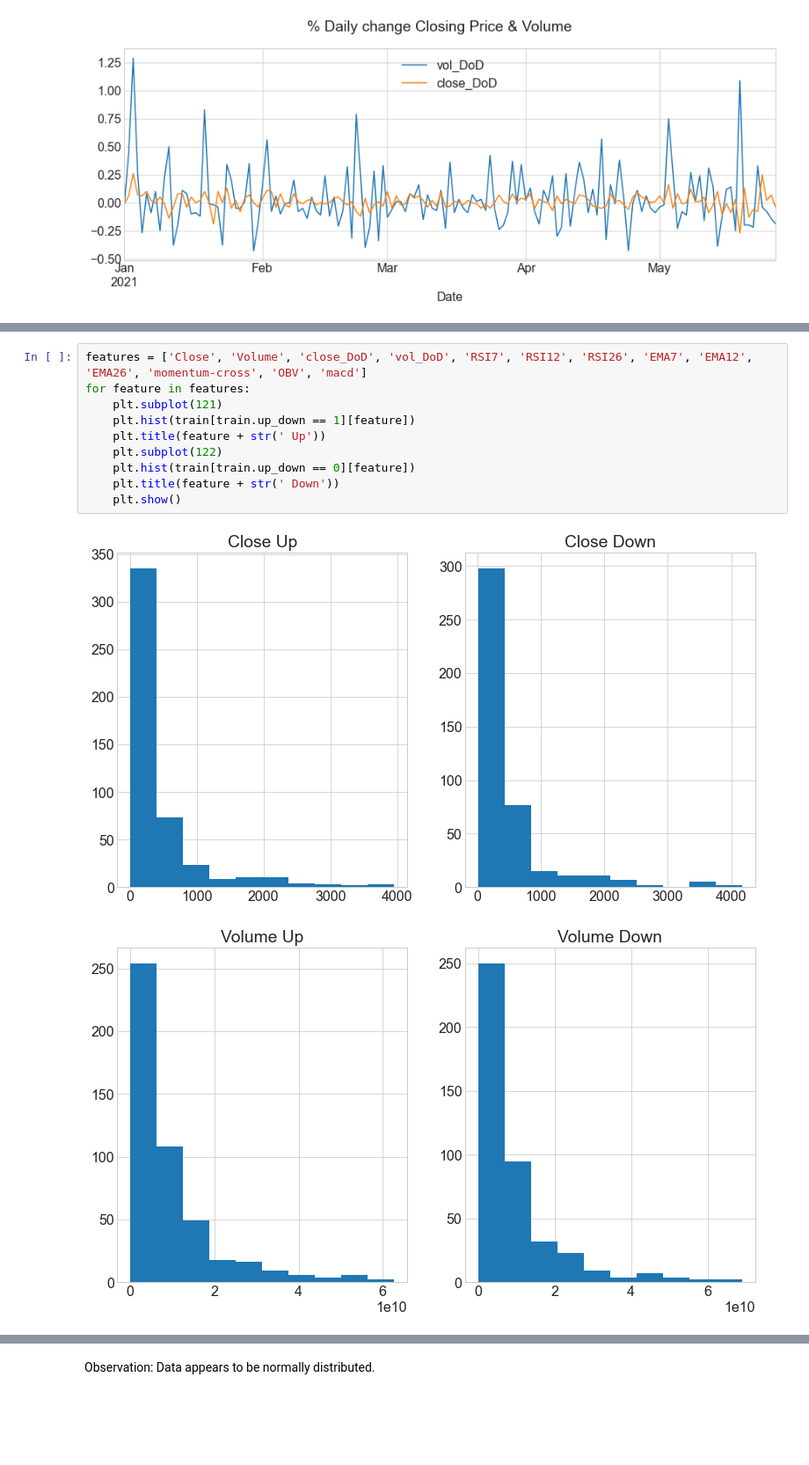
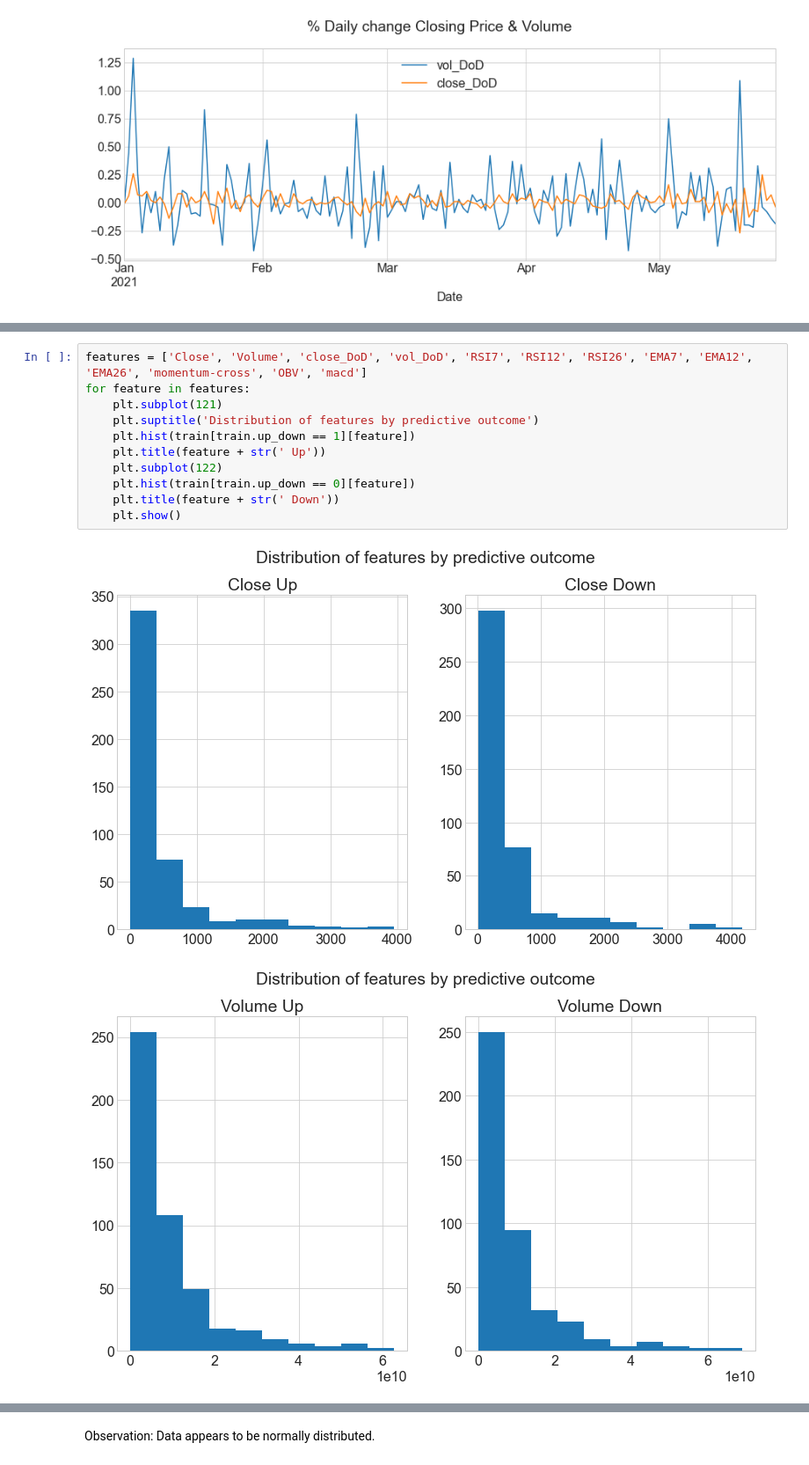
Before and after one commit to albertopuentes/Individual-Project, a Jupyter notebook: individual-project-notebook_final.ipynb, the cells around one changed output, grey strips where cells are left out. Shown: that part at 88% size. Saved outputs shown, nothing was run; the diff lists cells and outputs as text; blank space fills up the shorter version.

```diff
--- a/individual-project-notebook_final.ipynb
+++ b/individual-project-notebook_final.ipynb
@@ -506,13 +513,14 @@ Observation: on the longer data timeline it was hard to identify some connection
 # %%
 features = ['Close', 'Volume', 'close_DoD', 'vol_DoD', 'RSI7', 'RSI12', 'RSI26', 'EMA7', 'EMA12', 'EMA26', 'momentum-cross', 'OBV', 'macd']
 for feature in features:
     plt.subplot(121)
+    plt.suptitle('Distribution of features by predictive outcome')
     plt.hist(train[train.up_down == 1][feature])
     plt.title(feature + str(' Up'))
     plt.subplot(122)
     plt.hist(train[train.up_down == 0][feature])
     plt.title(feature + str(' Down'))
     plt.show()
 # %% [output]
-[figure, old version]
+[figure, new version]
-[figure, old version]
+[figure, new version]
```
Also changed, not shown: parts of 5 cells of this notebook.
